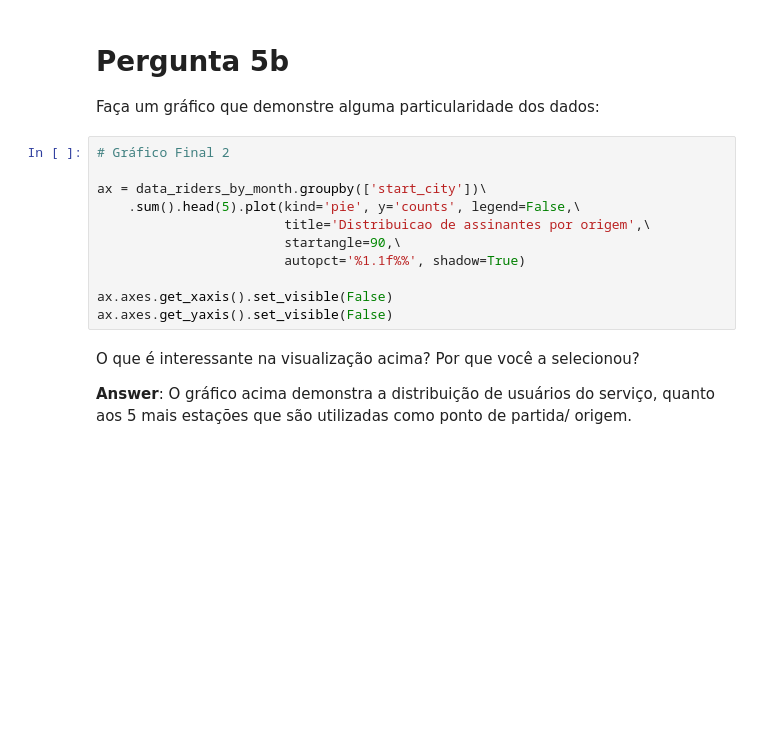
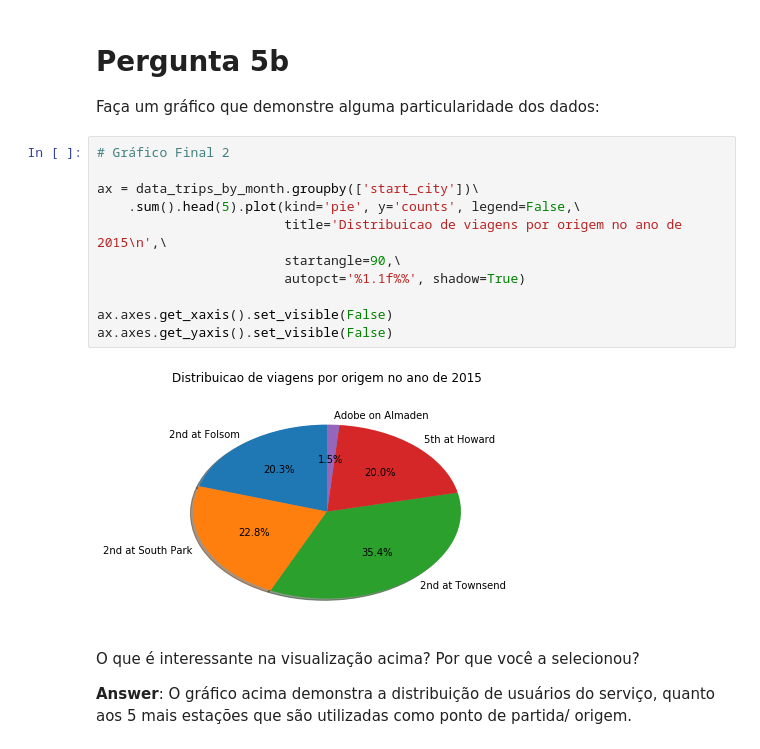
Before and after one commit to wfercosta/ndfdsi-bikeshareanalysis, a Jupyter notebook: Analise_Bay_Area_Bike_Share-NDFDSI.ipynb, the cells around one changed output. Saved outputs shown, nothing was run; the diff lists cells and outputs as text; blank space fills up the shorter version.

```diff
--- a/Analise_Bay_Area_Bike_Share-NDFDSI.ipynb
+++ b/Analise_Bay_Area_Bike_Share-NDFDSI.ipynb
@@ -549,14 +586,16 @@ Faça um gráfico que demonstre alguma particularidade dos dados:
 # %%
 # Gráfico Final 2
 
-ax = data_riders_by_month.groupby(['start_city'])\
+ax = data_trips_by_month.groupby(['start_city'])\
     .sum().head(5).plot(kind='pie', y='counts', legend=False,\
-                        title='Distribuicao de assinantes por origem',\
+                        title='Distribuicao de viagens por origem no ano de 2015\n',\
                         startangle=90,\
                         autopct='%1.1f%%', shadow=True)
 
 ax.axes.get_xaxis().set_visible(False)
 ax.axes.get_yaxis().set_visible(False)
+# %% [output]
+[figure, added]
 # %% [markdown]
 O que é interessante na visualização acima? Por que você a selecionou?
 
```
Also changed, not shown: parts of 8 cells of this notebook.
